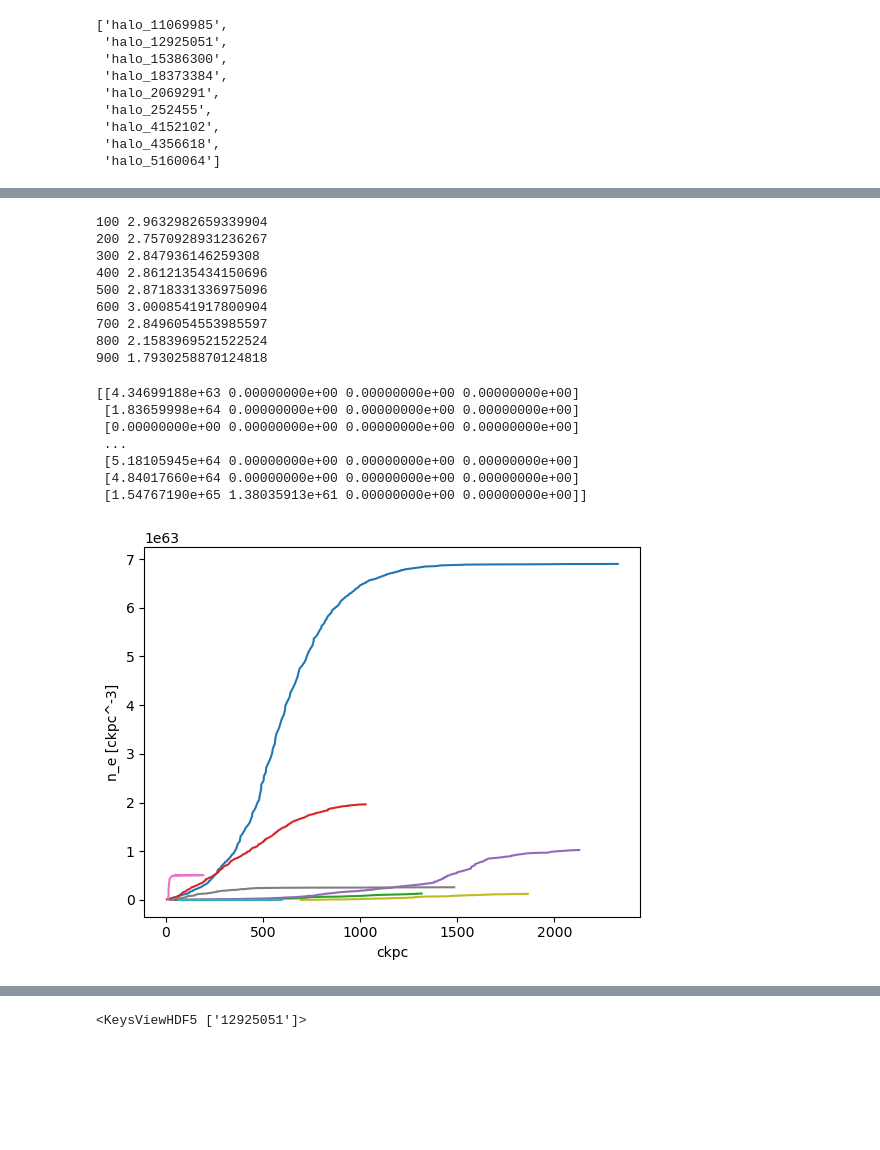
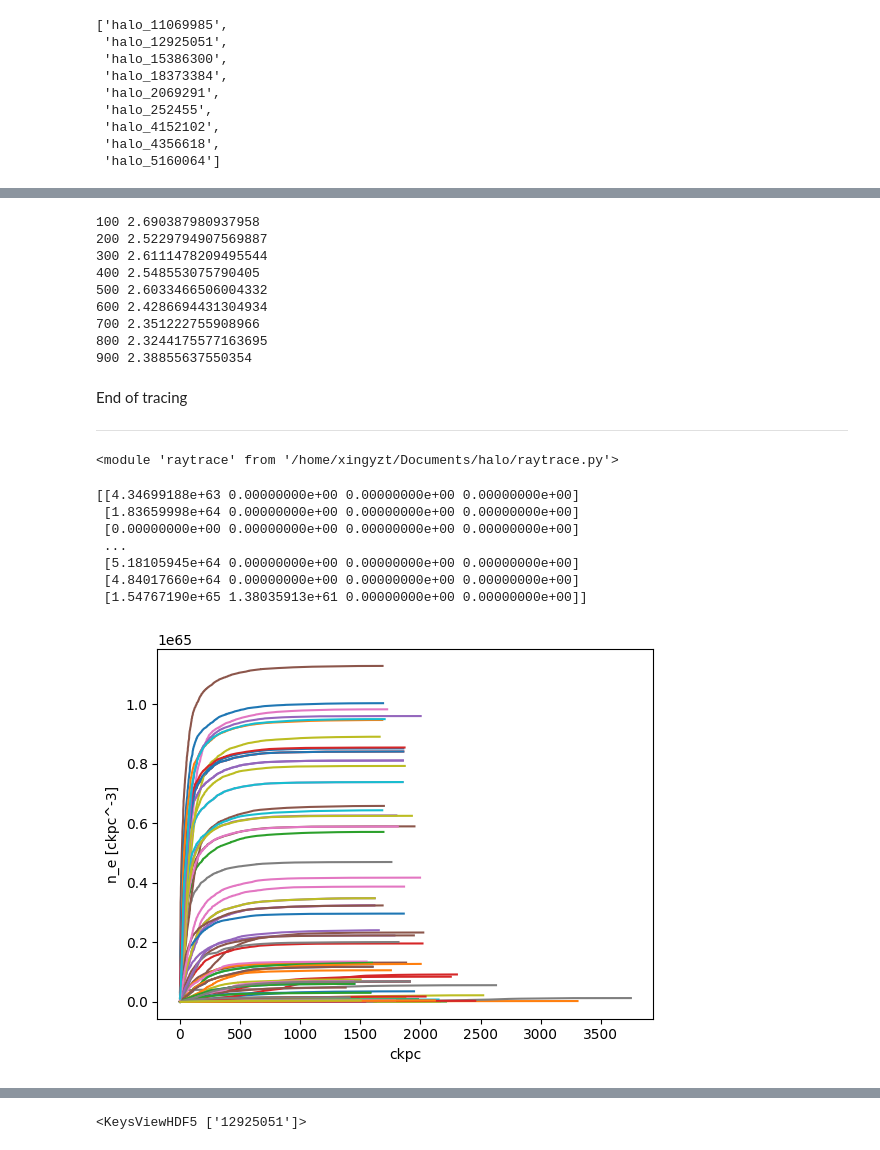
Before and after one commit to xingyzt/halotrace, a Jupyter notebook: dm_prototype.ipynb, the cells around one changed output, grey strips where cells are left out. Drawn from its saved outputs; the diff is of its cells as text; code cells hidden in the pictures; blank space fills up the shorter version.

Commit message:
Fix raytrace initialization bug, make plots

```diff
--- a/dm_prototype.ipynb
+++ b/dm_prototype.ipynb
@@ -43,6 +41,6 @@ with h5py.File("outputs/dm_proto.hdf5", "r") as f:
 # %%
 with h5py.File(f'tng_cache/snap_099/cutout_{halo_id}.hdf5', 'r') as f:
-    m_g = f['PartType0/Masses'][:] * ((1e10 * u.solMass).to(u.kg) / cu.littleh) # kg ckpc^-3
+    m_g = f['PartType0/Masses'][:] * (1e10 * u.solMass).to(u.kg) # kg
     rho_g = f['PartType0/Density'][:] * (1e10 * u.solMass).to(u.kg) / cu.littleh / ( u.kpc / cu.littleh)**3 # kg ckpc^-3
     V = m_g/rho_g
     r = ((0.75/np.pi)*V)**(1/3)
@@ -54,7 +52,9 @@ with h5py.File(f'tng_cache/snap_099/cutout_{halo_id}.hdf5', 'r') as f:
     gas_subhalo_id = f['PartType0/SubhaloIDs'][:] # id
     gas_n_e = (rho_g * eta_e * X_H / const.m_p).value # ckpc^-3
 
-    star_select = f['PartType4/GFM_StellarFormationTime'][:] > 0 # bool
+    star_age = f['PartType4/GFM_StellarFormationTime'][:] # yrs
+    star_select = star_age > 0 # bool
+    star_age = star_age[star_select]
     star_id = f['PartType4/ParticleIDs'][star_select] # id
     star_subhalo_id = f['PartType4/SubhaloIDs'][star_select] # id
     star_pos = raytrace.unwrap(f['PartType4/Coordinates'][star_select] - com) # ckpc
@@ -84,7 +103,7 @@ data = {
     'direction': np.zeros((samples, 3), dtype=np.float64),
     'subhalo_id': np.zeros((samples, flybys), dtype=np.int64),
     'subhalo_impact': np.zeros((samples, flybys, 3), dtype=np.float64),
-    dm_name: np.zeros((samples, flybys), dtype=np.float64),
+    dm_name: np.zeros((samples, flybys + 1), dtype=np.float64),
 }
 z_history = []
 n_e_history = []
@@ -99,46 +118,51 @@ for i in range(samples//2):
     ray_dir = raytrace.normalize(rng.normal(size=3))
 
     bi_intersects, bi_lengths = dm_method(gas_pos, 5*r.value, ray_star_pos, ray_dir, log=False)
+    bi_ids, bi_impacts = raytrace.impact(
+        sub_ids, sub_coms, ray_star_pos, ray_dir, flybys
+    )
 
     for j in (0, 1):
-        data['star_id'][2*i + j] = ray_star_id
-        data['star_pos'][2*i + j] = ray_star_pos
-        data['star_mass'][2*i + j] = ray_star_mass
-        data['direction'][2*i + j] = (ray_dir) if (j == 0) else (-ray_dir)
+        ij = 2*i + j
+
+        data['star_id'  ][ij] = ray_star_id
+        data['star_pos' ][ij] = ray_star_pos
+        data['star_mass'][ij] = ray_star_mass
+        data['direction'][ij] = (ray_dir) if (j == 0) else (-ray_dir)
 
         intersects = bi_intersects[j]
         lengths = bi_lengths[j]
+        # print(lengths.shape, intersects.shape)
         # plt.plot(lengths)
         # plt.show()
 
         trace_dm = lengths * gas_n_e[intersects]
-        trace_pos = trace_dm[:, np.newaxis] * gas_pos[intersects] / np.sum(trace_dm)
-        intersect_ids = gas_subhalo_id[intersects]
-        unique_intersect_ids = list(set(intersect_ids))[:flybys]
-        for (k, intersect_id) in enumerate(unique_intersect_ids):
-            data['subhalo_id'][2*i + j][k] = intersect_id
-            if intersect_id > -1:
-                intersect_com = sub_coms[intersect_id] - ray_star_pos # intersected subhalo position, relative to ray starting position
-                data['subhalo_impact'][2*i + j][k] = intersect_com - np.dot(intersect_com, ray_dir)*ray_dir # projection onto ray axis
-            data[dm_name][2*i + j][k] = np.sum(trace_dm[intersect_ids==intersect_id])
+        trace_ids = gas_subhalo_id[intersects]
 
-    # z_history.append(np.cumsum(lengths))
-    # n_e_history.append(gas_n_e[intersects])
+        for (k, close_id) in enumerate(bi_ids[j]):
+            data['subhalo_id'    ][ij][k] = close_id
+            data['subhalo_impact'][ij][k] = bi_impacts[j][k]
+            data[dm_name         ][ij][k] = np.sum(trace_dm[trace_ids==close_id])
+
+        data[dm_name][ij][-1] = np.sum(trace_dm) - np.sum(data[dm_name][ij]) # DM from halo fuzz
+
+        # z_history.append(np.cumsum(lengths))
+        # n_e_history.append(gas_n_e[intersects])
 
     if not i % log_interval:
         if i > 0:
             print(i, (time.time() - t)/log_interval)
         t = time.time()
 # %% [output]
-100 2.9632982659339904
-200 2.7570928931236267
-300 2.847936146259308
-400 2.8612135434150696
-500 2.8718331336975096
-600 3.0008541917800904
-700 2.8496054553985597
-800 2.1583969521522524
-900 1.7930258870124818
+100 2.690387980937958
+200 2.5229794907569887
+300 2.6111478209495544
+400 2.548553075790405
+500 2.6033466506004332
+600 2.4286694431304934
+700 2.351222755908966
+800 2.3244175577163695
+900 2.38855637550354
 # %%
 with h5py.File("outputs/dm_proto.hdf5", "a") as f:
     halo = f['halo_' + halo_id]
@@ -147,6 +171,15 @@ with h5py.File("outputs/dm_proto.hdf5", "a") as f:
     halo.create_group('trace')
     for k in data:
         halo['trace'][k] = data[k]
+# %% [markdown]
+End of tracing
+
+---
+# %%
+import importlib
+importlib.reload(raytrace)
+# %% [output]
+<module 'raytrace' from '/home/xingyzt/Documents/halo/raytrace.py'>
 # %%
 with h5py.File("outputs/dm_proto.hdf5", "a") as f:
     halo = f['halo_' + halo_id]
@@ -162,9 +195,9 @@ with h5py.File("outputs/dm_proto.hdf5", "a") as f:
 # %%
 # plt.gca().set_yscale('log')
 plt.xlabel('ckpc')
 plt.ylabel('n_e [ckpc^-3]')
-for i in rng.choice(range(samples), size=10):
+for i in rng.choice(range(samples), size=100):
     plt.plot(z_history[i], np.cumsum(n_e_history[i]))
 # %% [output]
-[figure, old version]
+[figure, new version]
 # %%
```
Also changed, not shown: parts of 12 cells of this notebook, 19 other files.
